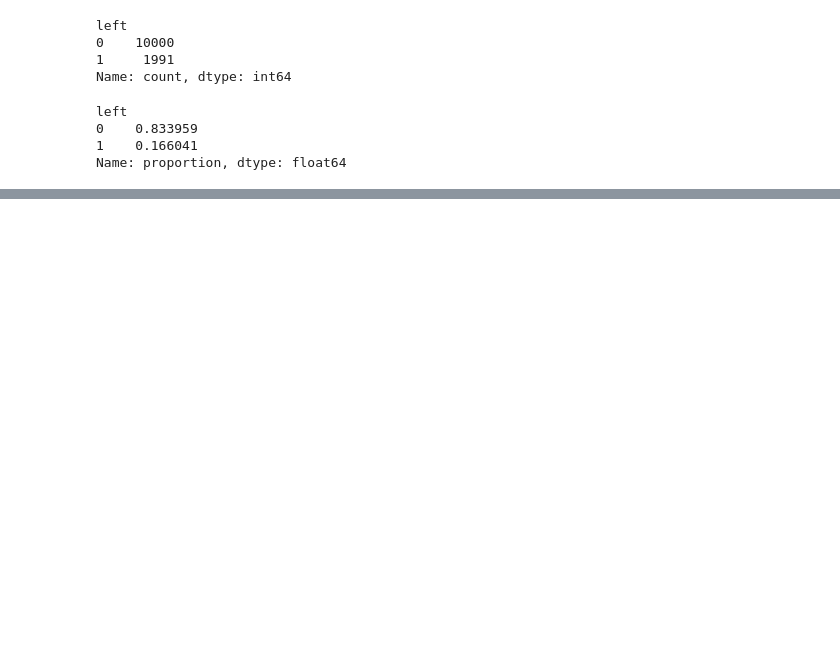
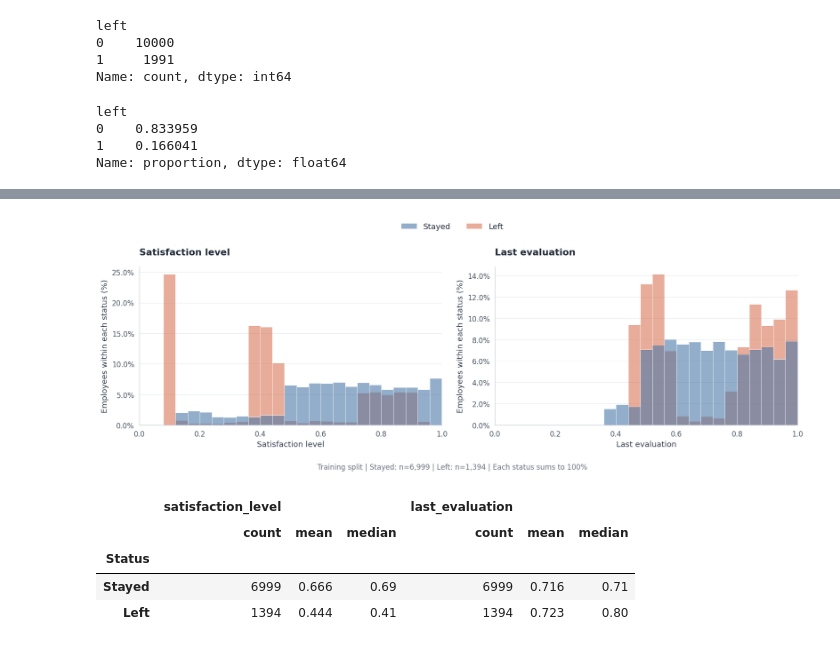
Before and after one commit to ducvu0904/Employee-churn---Group-7, a Jupyter notebook: EDA.ipynb, the cells around one changed output, grey strips where cells are left out. Saved outputs shown, nothing was run; the diff lists cells and outputs as text; code cells hidden in the pictures; blank space fills up the shorter version.

```diff
--- a/EDA.ipynb
+++ b/EDA.ipynb
@@ -79,0 +215,13 @@ Name: proportion, dtype: float64
+# %%
+# Replace the overview data with the training split before any feature analysis.
+data = pd.read_csv('data/train.csv')
+data.columns = data.columns.str.strip()
+assert not data.empty, "The training split must not be empty"
+assert data["left"].notna().all() and data["left"].isin([0, 1]).all(), "Expected a complete binary left column"
+data["Status"] = data["left"].map({0: "Stayed", 1: "Left"})
+overall_rate = data["left"].mean() * 100
+status_counts = data["Status"].value_counts().reindex(STATUS_ORDER, fill_value=0)
+print(f"Analysis dataset: data/train.csv | Employees: {len(data):,} | Churn rate: {overall_rate:.2f}%")
+training_summary = status_counts.rename("Employees (n)").to_frame()
+training_summary["Share (%)"] = training_summary["Employees (n)"] / len(data) * 100
+display(training_summary.style.format({"Share (%)": "{:.2f}"}))
@@ -79,0 +237,28 @@ Name: proportion, dtype: float64
+# %%
+score_columns = {"satisfaction_level": "Satisfaction level", "last_evaluation": "Last evaluation"}
+score_bins = np.linspace(0, 1, 26)  # 25 common bins for both statuses
+fig, axes = plt.subplots(1, 2, figsize=(14, 5), sharex=True)
+for ax, (column, label) in zip(axes, score_columns.items()):
+    assert data[column].notna().all() and data[column].between(0, 1).all(), f"Invalid scores in {column}"
+    sns.histplot(data=data, x=column, hue="Status", hue_order=STATUS_ORDER,
+                 bins=score_bins, stat="percent", common_norm=False,
+                 multiple="layer", palette=STATUS_COLORS, alpha=0.6,
+                 edgecolor="white", linewidth=0.4, legend=False, ax=ax)
+    style_axes(ax)
+    ax.set(title=label, xlabel=label, ylabel="Employees within each status (%)", xlim=(0, 1))
+    ax.yaxis.set_major_formatter(PercentFormatter(xmax=100))
+fig.legend(handles=[Patch(facecolor=STATUS_COLORS[status], label=status, alpha=0.6) for status in STATUS_ORDER],
+           loc="upper center", bbox_to_anchor=(0.5, 1.0), ncol=2)
+fig.text(0.5, 0.015, f"Training split | Stayed: n={status_counts['Stayed']:,} | Left: n={status_counts['Left']:,} | Each status sums to 100%",
+         ha="center", fontsize=10, color="#6B7280")
+fig.tight_layout(rect=(0, 0.06, 1, 0.91))
+plt.show()
+
+display(data.groupby("Status")[list(score_columns)].agg(["count", "mean", "median"]).reindex(STATUS_ORDER).round(3))
+# %% [output]
+[figure, added]
+|  | satisfaction_level |  |  | last_evaluation |  |  |
+|  | count | mean | median | count | mean | median |
+| Status |  |  |  |  |  |  |
+| Stayed | 6999 | 0.666 | 0.69 | 6999 | 0.716 | 0.71 |
+| Left | 1394 | 0.444 | 0.41 | 1394 | 0.723 | 0.80 |
```
Also changed, not shown: parts of 23 cells of this notebook, 3 other files.
